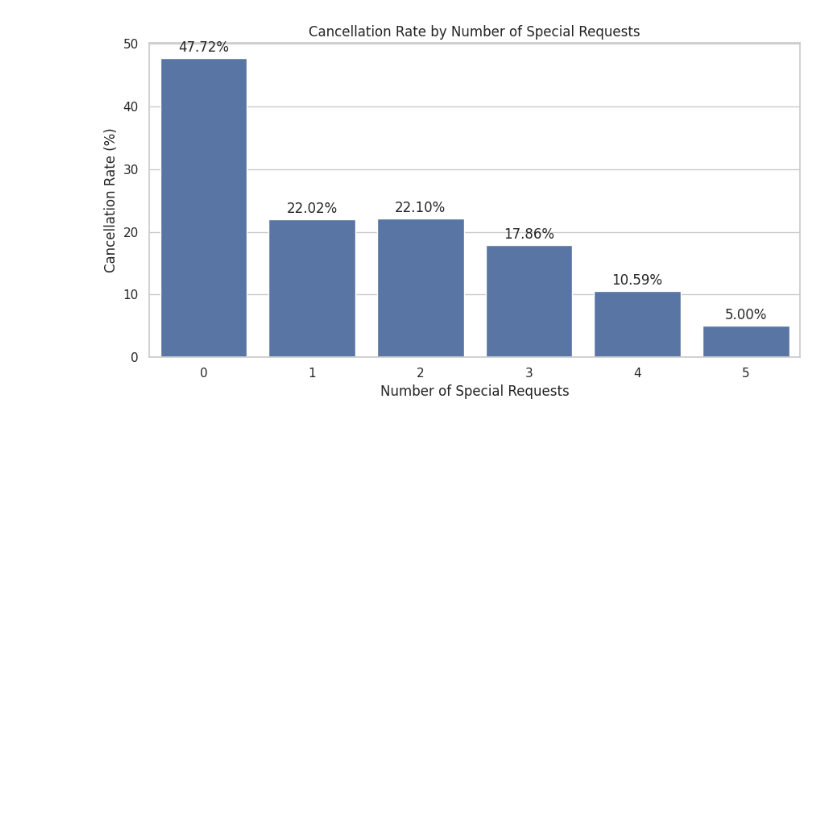
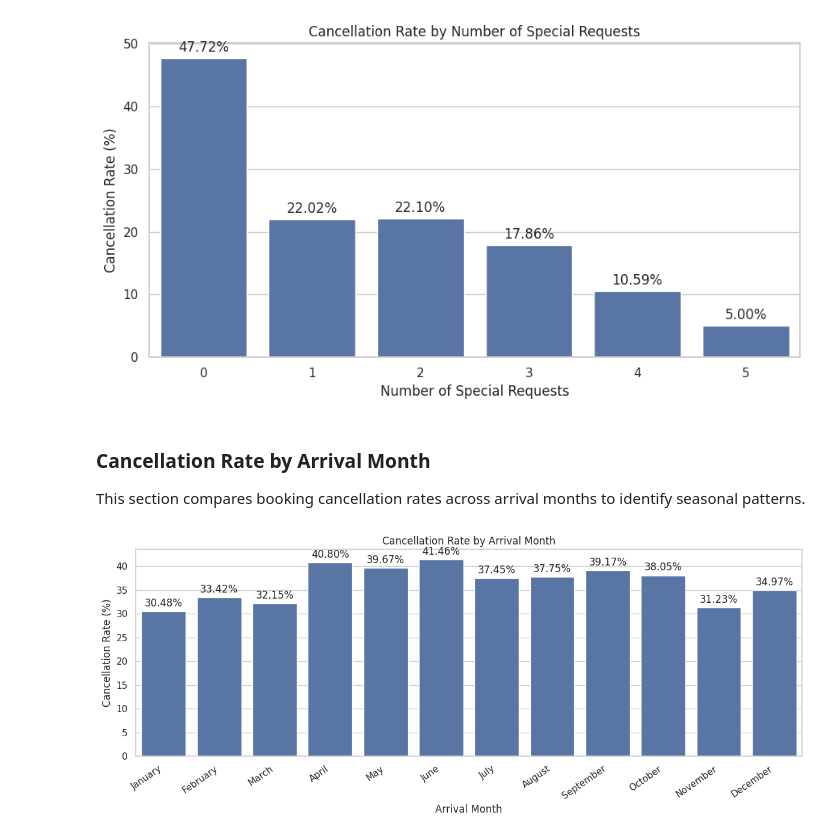
Before and after one commit to Battsengel2026124/ST_ML_C3_Hotel_Booking, a Jupyter notebook: Hotel_Booking_CA_3.ipynb, the cells around one changed output. Cells and saved outputs as stored; diff of their text form; code cells hidden in the pictures; blank space fills up the shorter version.

Commit message:
Cancellation Rate by Arrival Month and Year

```diff
--- a/Hotel_Booking_CA_3.ipynb
+++ b/Hotel_Booking_CA_3.ipynb
@@ -463,3 +463,40 @@ special_request_summary = pd.DataFrame({
 })
 # %% [output]
 [figure]
+# %% [markdown]
+
+### Cancellation Rate by Arrival Month
+This section compares booking cancellation rates across arrival months to identify seasonal patterns.
+# %%
+
+# Defining the calendar order of arrival months
+month_order = [
+    "January", "February", "March", "April", "May", "June",
+    "July", "August", "September", "October", "November", "December"
+]
+
+# Calculating cancellation rates by arrival month
+monthly_cancellation = (
+    df.groupby("arrival_date_month")["is_canceled"].mean() * 100
+).reindex(month_order)
+
+# Visualising cancellation rates by arrival month
+plt.figure(figsize=(12, 5))
+ax = sns.barplot(
+    x=monthly_cancellation.index,
+    y=monthly_cancellation.values,
+    order=month_order
+)
+
+# Displaying exact cancellation percentages on the bars
+for container in ax.containers:
+    ax.bar_label(container, fmt="%.2f%%", padding=3)
+
+plt.title("Cancellation Rate by Arrival Month")
+plt.xlabel("Arrival Month")
+plt.ylabel("Cancellation Rate (%)")
+plt.xticks(rotation=35, ha="right")
+plt.tight_layout()
+plt.show()
+# %% [output]
+[figure, added]
```
Also changed, not shown: parts of 2 cells of this notebook.
